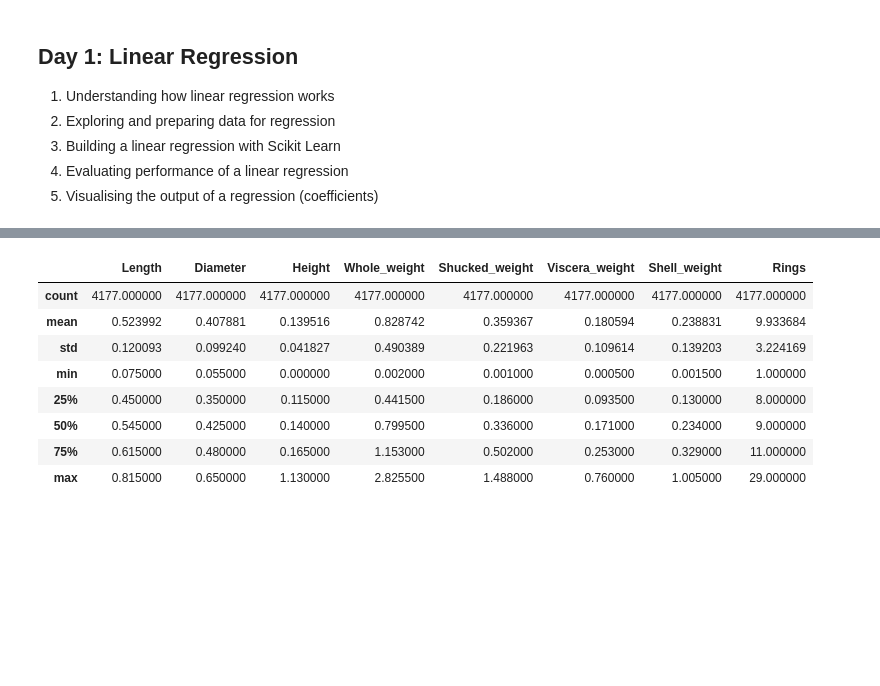
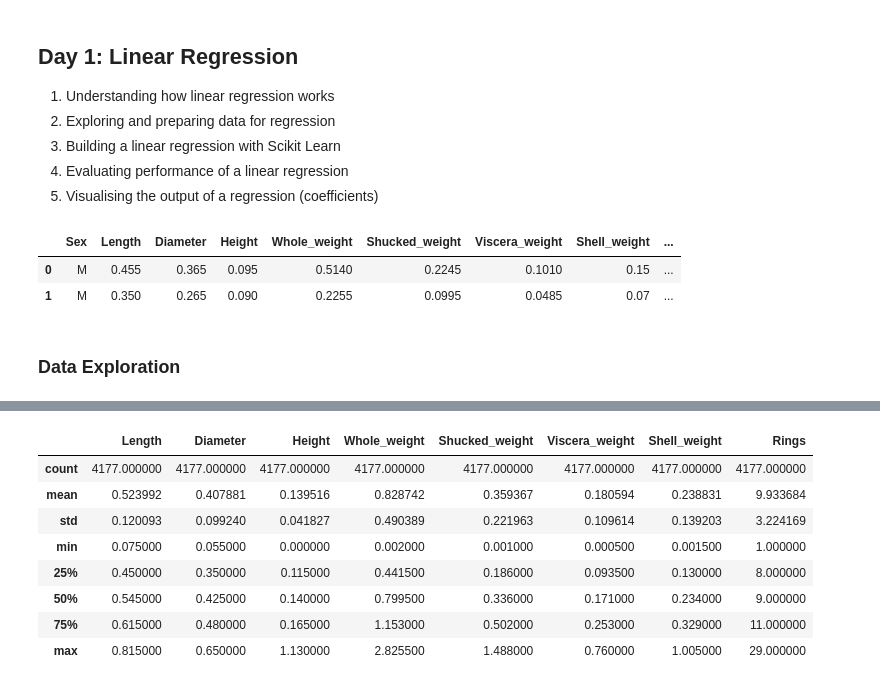
Before and after one commit to Karlajack/Machine_Learning_24e, a Jupyter notebook: week_2_Abolean.ipynb, the cells around one changed output, grey strips where cells are left out. Drawn from its saved outputs; the diff is of its cells as text; code cells hidden in the pictures; blank space fills up the shorter version.

```diff
--- a/week_2_Abolean.ipynb
+++ b/week_2_Abolean.ipynb
@@ -38,0 +39,11 @@ y = abalone.data.targets
+# %%
+# import data
+abalone=pd.read_csv("/content/abalone.csv")
+df=abalone
+df.head(2)
+# %% [output]
+|  | Sex | Length | Diameter | Height | Whole_weight | Shucked_weight | Viscera_weight | Shell_weight | ... |
+| 0 | M | 0.455 | 0.365 | 0.095 | 0.5140 | 0.2245 | 0.1010 | 0.15 | ... |
+| 1 | M | 0.350 | 0.265 | 0.090 | 0.2255 | 0.0995 | 0.0485 | 0.07 | ... |
+# %% [markdown]
+### Data Exploration
```
Also changed, not shown: parts of 14 cells of this notebook.
